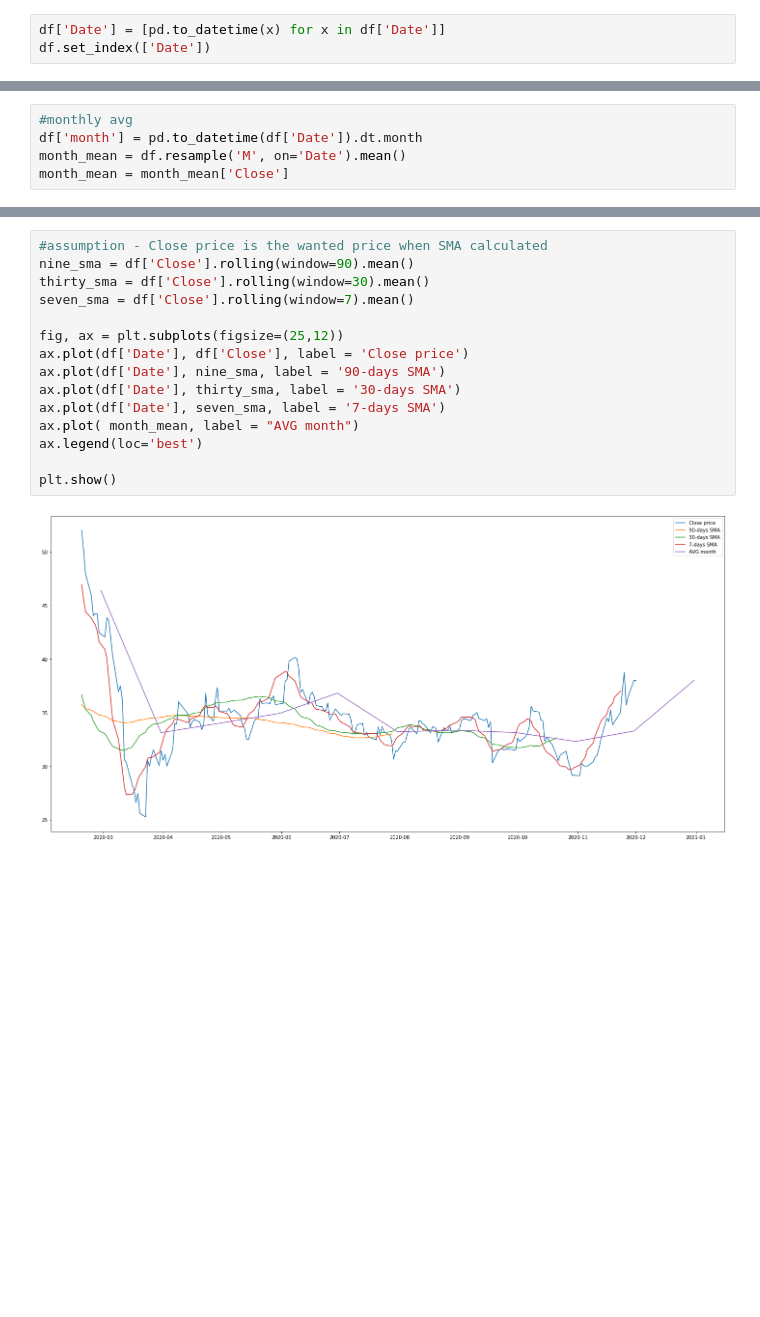
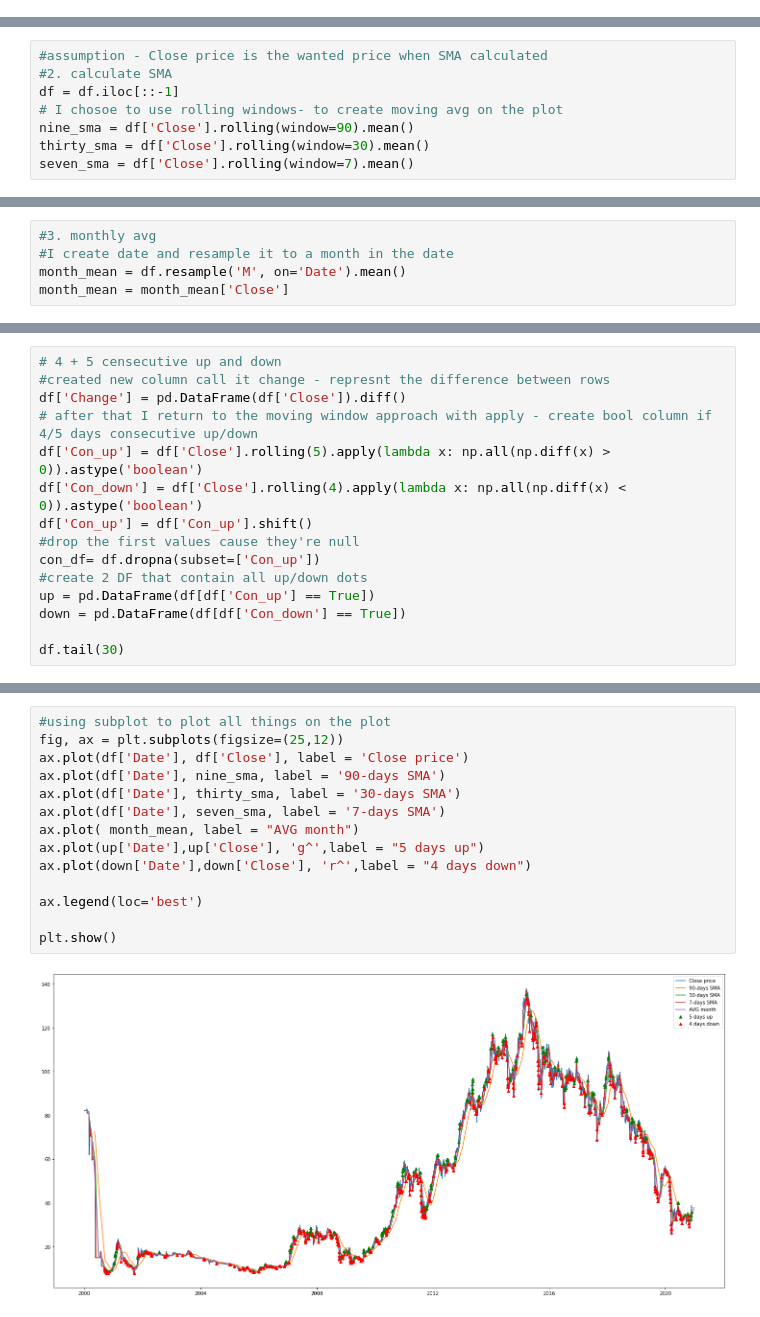
Before and after one commit to avichbe/python-amusement, a Jupyter notebook: home_assignment.ipynb, the cells around one changed output, grey strips where cells are left out. Drawn from its saved outputs; the diff is of its cells as text; blank space fills up the shorter version.

```diff
--- a/home_assignment.ipynb
+++ b/home_assignment.ipynb
@@ -32,3 +40,0 @@ df
-# %%
-df['Date'] = [pd.to_datetime(x) for x in df['Date']]
-df.set_index(['Date'])
@@ -49,0 +43,8 @@ df.set_index(['Date'])
+# %%
+#assumption - Close price is the wanted price when SMA calculated
+#2. calculate SMA
+df = df.iloc[::-1]
+# I chosoe to use rolling windows- to create moving avg on the plot
+nine_sma = df['Close'].rolling(window=90).mean()
+thirty_sma = df['Close'].rolling(window=30).mean()
+seven_sma = df['Close'].rolling(window=7).mean()
@@ -50,5 +53,5 @@ df.set_index(['Date'])
 # %%
-#monthly avg
-df['month'] = pd.to_datetime(df['Date']).dt.month
+#3. monthly avg
+#I create date and resample it to a month in the date
 month_mean = df.resample('M', on='Date').mean()
 month_mean = month_mean['Close']
@@ -54,0 +60,15 @@ month_mean = month_mean['Close']
+# %%
+# 4 + 5 censecutive up and down
+#created new column call it change - represnt the difference between rows
+df['Change'] = pd.DataFrame(df['Close']).diff()
+# after that I return to the moving window approach with apply - create bool column if 4/5 days consecutive up/down
+df['Con_up'] = df['Close'].rolling(5).apply(lambda x: np.all(np.diff(x) > 0)).astype('boolean')
+df['Con_down'] = df['Close'].rolling(4).apply(lambda x: np.all(np.diff(x) < 0)).astype('boolean')
+df['Con_up'] = df['Con_up'].shift()
+#drop the first values cause they're null
+con_df= df.dropna(subset=['Con_up'])
+#create 2 DF that contain all up/down dots
+up = pd.DataFrame(df[df['Con_up'] == True])
+down = pd.DataFrame(df[df['Con_down'] == True])
+
+df.tail(30)
@@ -55,17 +77,16 @@ month_mean = month_mean['Close']
 # %%
-#assumption - Close price is the wanted price when SMA calculated
-nine_sma = df['Close'].rolling(window=90).mean()
-thirty_sma = df['Close'].rolling(window=30).mean()
-seven_sma = df['Close'].rolling(window=7).mean()
-
+#using subplot to plot all things on the plot
 fig, ax = plt.subplots(figsize=(25,12))
 ax.plot(df['Date'], df['Close'], label = 'Close price')
 ax.plot(df['Date'], nine_sma, label = '90-days SMA')
 ax.plot(df['Date'], thirty_sma, label = '30-days SMA')
 ax.plot(df['Date'], seven_sma, label = '7-days SMA')
 ax.plot( month_mean, label = "AVG month")
+ax.plot(up['Date'],up['Close'], 'g^',label = "5 days up")
+ax.plot(down['Date'],down['Close'], 'r^',label = "4 days down")
+
 ax.legend(loc='best')
 
 plt.show()
 # %% [output]
-[figure, old version]
+[figure, new version]
```
Also changed, not shown: parts of 8 cells of this notebook.
